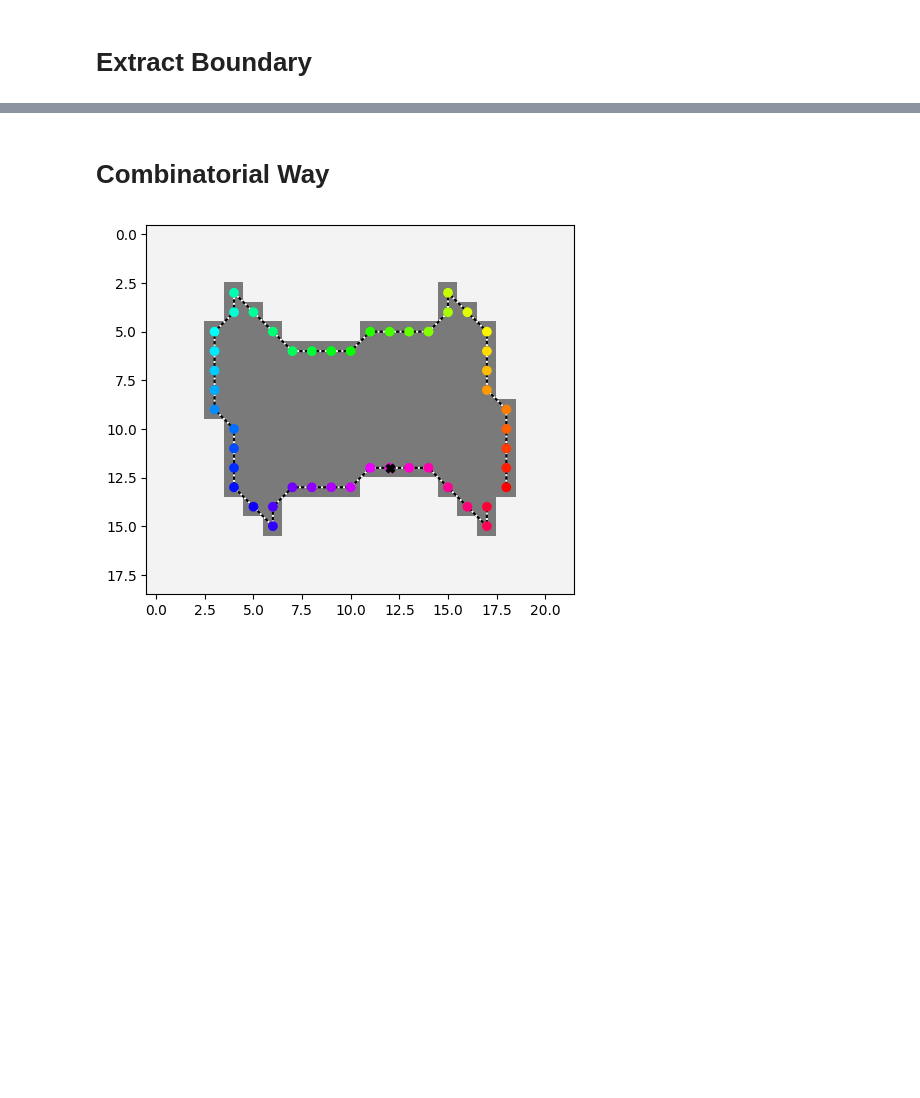
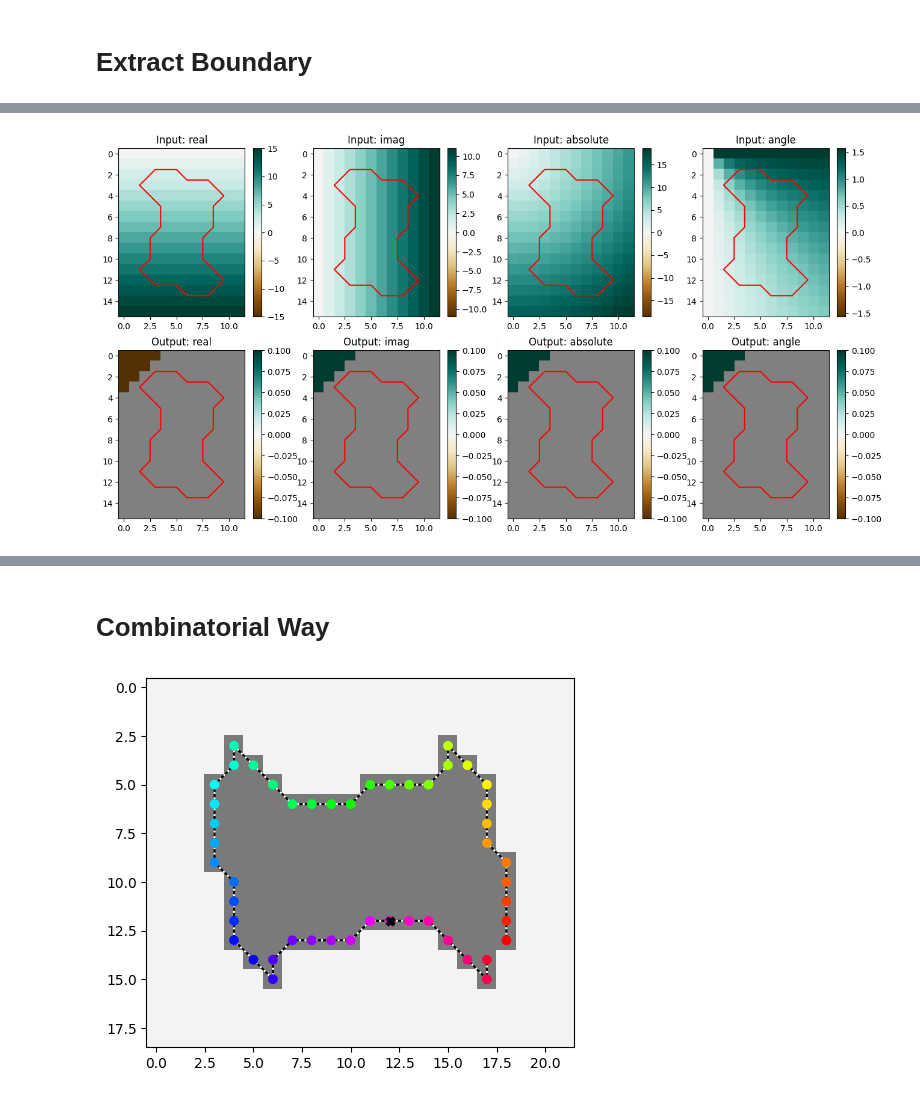
Before and after one commit to zimfv/depth-poset, a Jupyter notebook: notebooks/Map Disk.ipynb, the cells around one changed output, grey strips where cells are left out. Saved outputs shown, nothing was run; the diff lists cells and outputs as text; code cells hidden in the pictures; blank space fills up the shorter version.

Commit message:
Theoretically defined complex map

```diff
--- a/notebooks/Map Disk.ipynb
+++ b/notebooks/Map Disk.ipynb
@@ -196,0 +181,67 @@ plt.show()
+# %%
+def get_map_boundary_to_unit_circle(zs, phis=None, decimals=12):
+    """
+    """
+    if phis is None:
+        phis = 2*np.pi*np.arange(len(zs))/len(zs)
+
+    triangles = triangulate_complex_numbers(zs)
+
+    def f(z):
+        for i1, i2, i3 in triangles:
+            z1_input, z2_input, z3_input = zs[[i1, i2, i3]]
+            if triangle_represents_the_number(z, z1, z2, z3, decimals=decimals):
+                z1_output, z2_output, z3_output = np.exp(1j*phis[[i1, i2, i3]])
+                return map_triangle(z, z1_input, z2_input, z3_input, z1_output, z2_output, z3_output)
+    return np.vectorize(f)
+# %%
+mask = np.zeros([16, 12])
+mask[2, 3:6] = 1
+mask[3, 2:9] = 1
+mask[4, 3:10] = 1
+mask[5:8, 8] = 1
+mask[5:11, 4:8] = 1
+mask[8:11, 3] = 1
+mask[11, 2:9] = 1
+mask[12, 3:10] = 1
+mask[13, 6:9] = 1
+
+#mask = ndimage.zoom(mask, (2, 2), order=1, grid_mode=True).astype(bool).astype(int)
+
+
+boundary = extract_ordered_boundary(mask, return_countor=True)
+boundary_x, boundary_y = np.transpose(boundary)
+boundary_angles = np.arange(len(boundary))/len(boundary) * 2*np.pi
+boundary_c = boundary_x + 1j*boundary_y
+
+
+z_input = np.arange(mask.shape[0]).reshape(-1, 1) + 1j*np.arange(mask.shape[1]).reshape(1, -1)
+#z_input[~mask.astype(bool)] = np.nan
+
+fig, axs = plt.subplots(2, 4, figsize=(16, 8))
+
+for i, repr in enumerate([np.real, np.imag, np.abs, np.angle]):
+    img = repr(z_input)
+    norm = colors.TwoSlopeNorm(vmin=-abs(img).max(), vcenter=0, vmax=abs(img).max())
+    axs[0, i].set_title(f'Input: {repr.__name__}')
+    sm = axs[0, i].imshow(img, cmap='BrBG', norm=norm)
+    plt.colorbar(sm, ax=axs[0, i])
+    axs[0, i].plot(np.append(boundary_y, boundary_y[0]), np.append(boundary_x, boundary_x[0]), color='red')
+
+
+f = get_map_boundary_to_unit_circle(boundary_c)
+z_output = f(z_input)
+#z_output[mask == 0] = np.nan
+
+for i, repr in enumerate([np.real, np.imag, np.abs, np.angle]):
+    img = repr(z_output)
+    norm = colors.TwoSlopeNorm(vmin=-abs(img).max(), vcenter=0, vmax=abs(img).max())
+    cmap = plt.get_cmap('BrBG').copy()
+    cmap.set_bad(color='gray')
+
+    axs[1, i].set_title(f'Output: {repr.__name__}')
+    sm = axs[1, i].imshow(img, cmap=cmap, norm=norm)
+    plt.colorbar(sm, ax=axs[1, i])
+    axs[1, i].plot(np.append(boundary_y, boundary_y[0]), np.append(boundary_x, boundary_x[0]), color='red')
+# %% [output]
+[figure, added]
```
Also changed, not shown: parts of 17 cells of this notebook.
